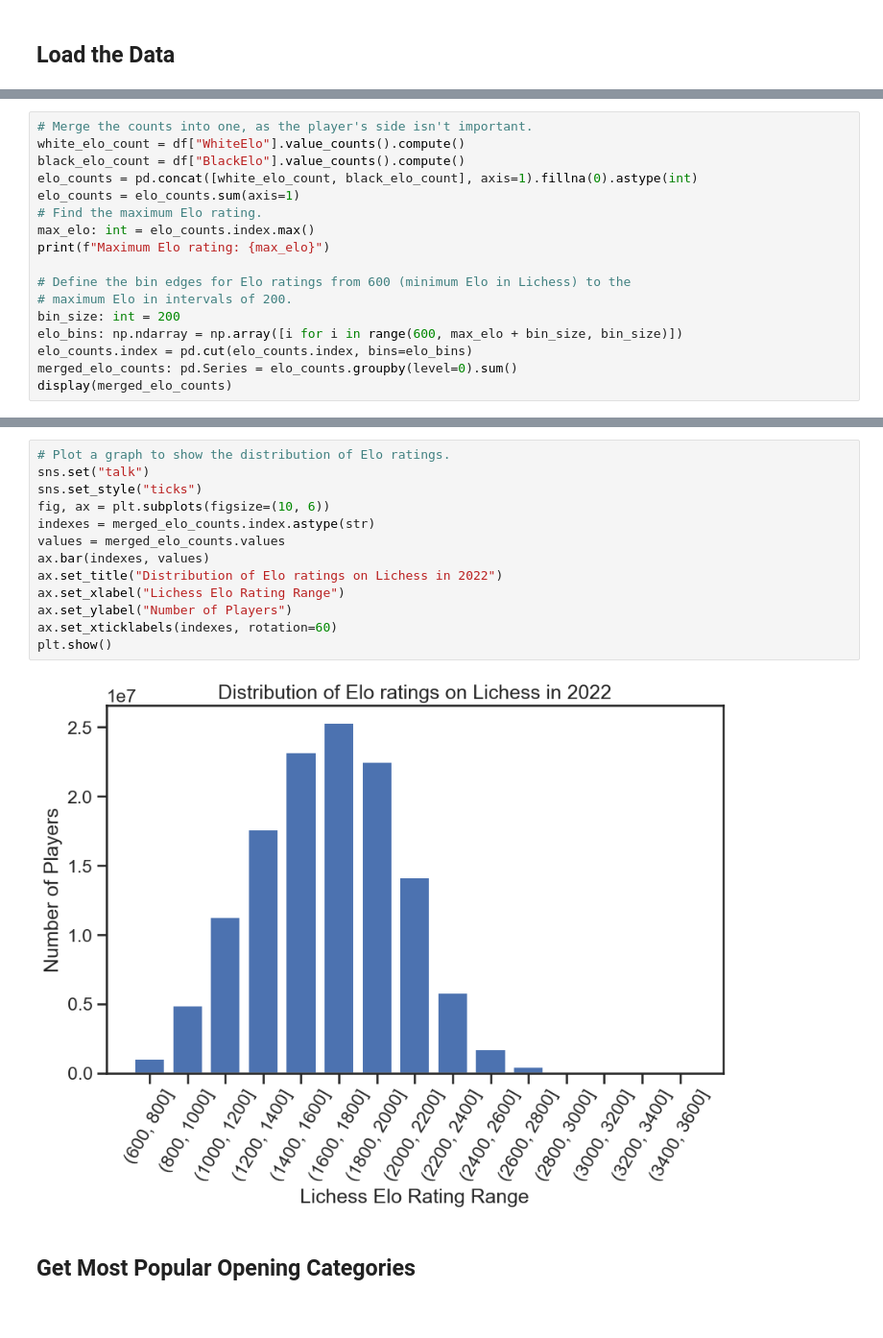
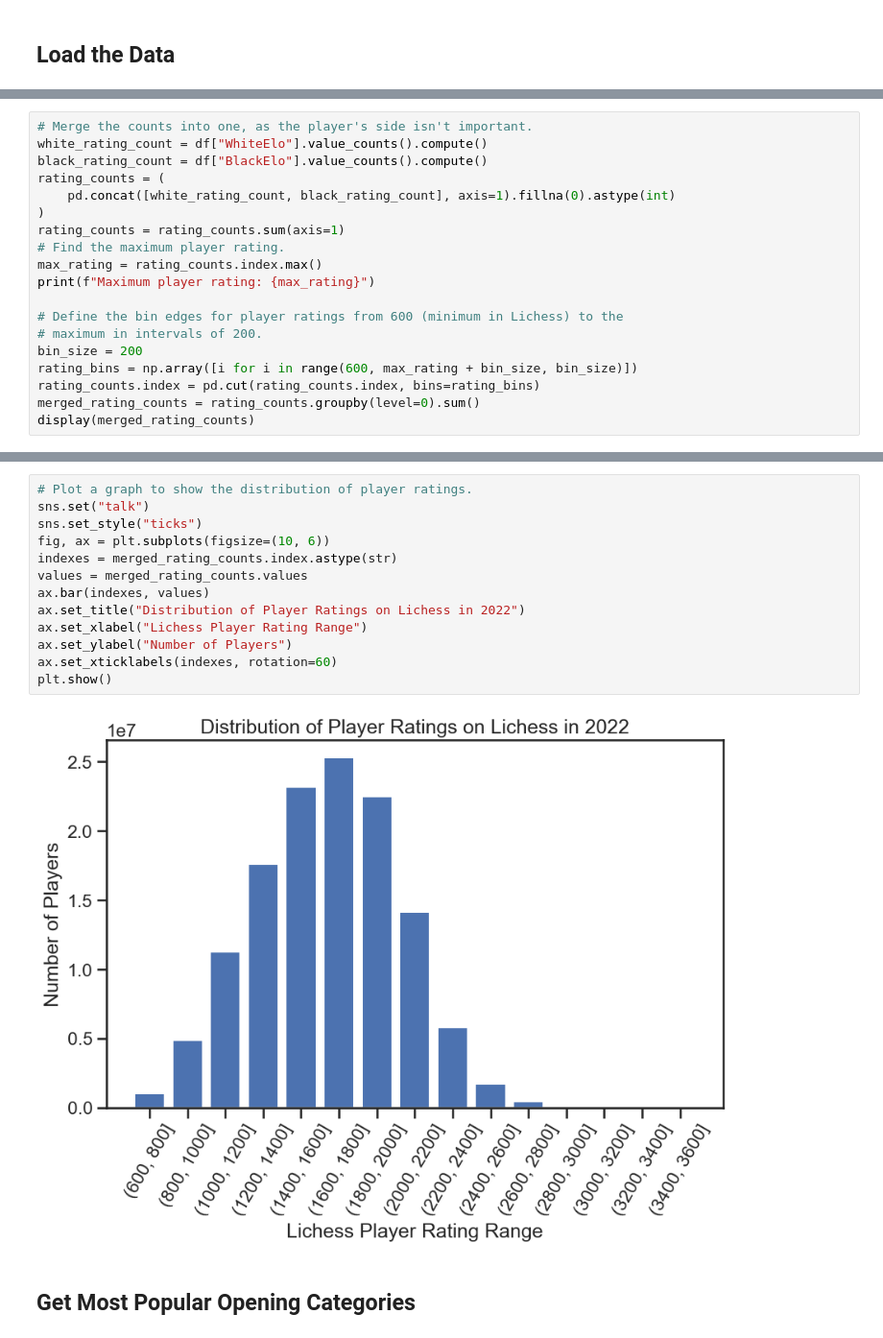
Before and after one commit to IsaacCheng9/machine-learning-in-chess, a Jupyter notebook: src/analyse_csv_data.ipynb, the cells around one changed output, grey strips where cells are left out. Shown at 96% size. Cells and saved outputs as stored; diff of their text form.

```diff
--- a/src/analyse_csv_data.ipynb
+++ b/src/analyse_csv_data.ipynb
@@ -39,18 +39,20 @@ Dask Name: read-parquet, 1 graph layer
 # %%
 # Merge the counts into one, as the player's side isn't important.
-white_elo_count = df["WhiteElo"].value_counts().compute()
-black_elo_count = df["BlackElo"].value_counts().compute()
-elo_counts = pd.concat([white_elo_count, black_elo_count], axis=1).fillna(0).astype(int)
-elo_counts = elo_counts.sum(axis=1)
-# Find the maximum Elo rating.
-max_elo: int = elo_counts.index.max()
-print(f"Maximum Elo rating: {max_elo}")
+white_rating_count = df["WhiteElo"].value_counts().compute()
+black_rating_count = df["BlackElo"].value_counts().compute()
+rating_counts = (
+    pd.concat([white_rating_count, black_rating_count], axis=1).fillna(0).astype(int)
+)
+rating_counts = rating_counts.sum(axis=1)
+# Find the maximum player rating.
+max_rating = rating_counts.index.max()
+print(f"Maximum player rating: {max_rating}")
 
-# Define the bin edges for Elo ratings from 600 (minimum Elo in Lichess) to the
-# maximum Elo in intervals of 200.
-bin_size: int = 200
-elo_bins: np.ndarray = np.array([i for i in range(600, max_elo + bin_size, bin_size)])
-elo_counts.index = pd.cut(elo_counts.index, bins=elo_bins)
-merged_elo_counts: pd.Series = elo_counts.groupby(level=0).sum()
-display(merged_elo_counts)
+# Define the bin edges for player ratings from 600 (minimum in Lichess) to the
+# maximum in intervals of 200.
+bin_size = 200
+rating_bins = np.array([i for i in range(600, max_rating + bin_size, bin_size)])
+rating_counts.index = pd.cut(rating_counts.index, bins=rating_bins)
+merged_rating_counts = rating_counts.groupby(level=0).sum()
+display(merged_rating_counts)
 # %% [output]
@@ -72,20 +74,20 @@ Maximum Elo rating: 3485
 (3400, 3600]           1
 dtype: int64
 # %%
-# Plot a graph to show the distribution of Elo ratings.
+# Plot a graph to show the distribution of player ratings.
 sns.set("talk")
 sns.set_style("ticks")
 fig, ax = plt.subplots(figsize=(10, 6))
-indexes = merged_elo_counts.index.astype(str)
-values = merged_elo_counts.values
+indexes = merged_rating_counts.index.astype(str)
+values = merged_rating_counts.values
 ax.bar(indexes, values)
-ax.set_title("Distribution of Elo ratings on Lichess in 2022")
-ax.set_xlabel("Lichess Elo Rating Range")
+ax.set_title("Distribution of Player Ratings on Lichess in 2022")
+ax.set_xlabel("Lichess Player Rating Range")
 ax.set_ylabel("Number of Players")
 ax.set_xticklabels(indexes, rotation=60)
 plt.show()
 # %% [output]
-[figure, old version]
+[figure, new version]
 # %% [markdown]
 ## Get Most Popular Opening Categories
 # %%
```
Also changed, not shown: parts of 2 cells of this notebook, 4 other files.
